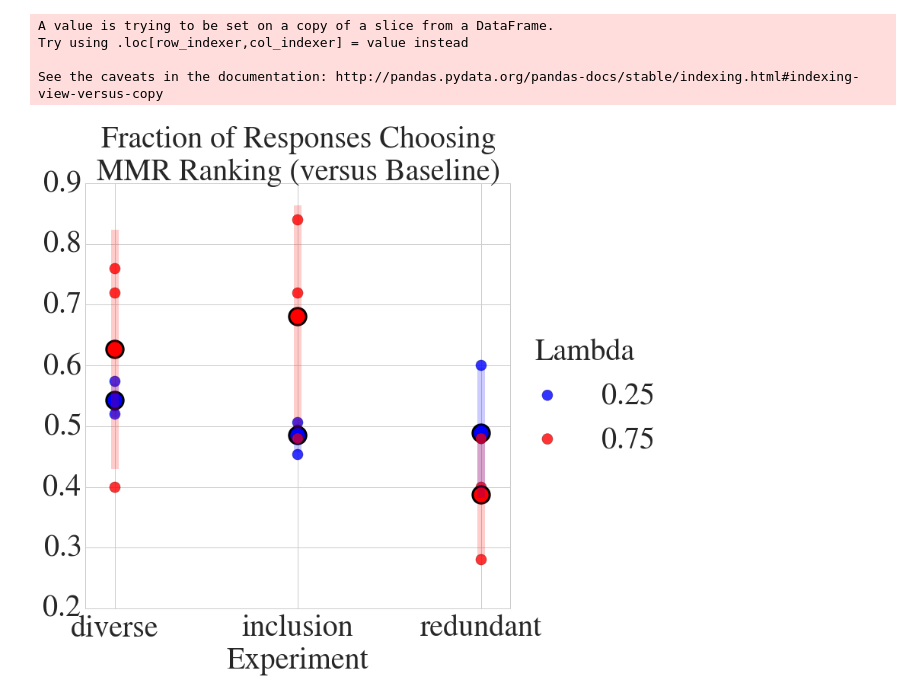
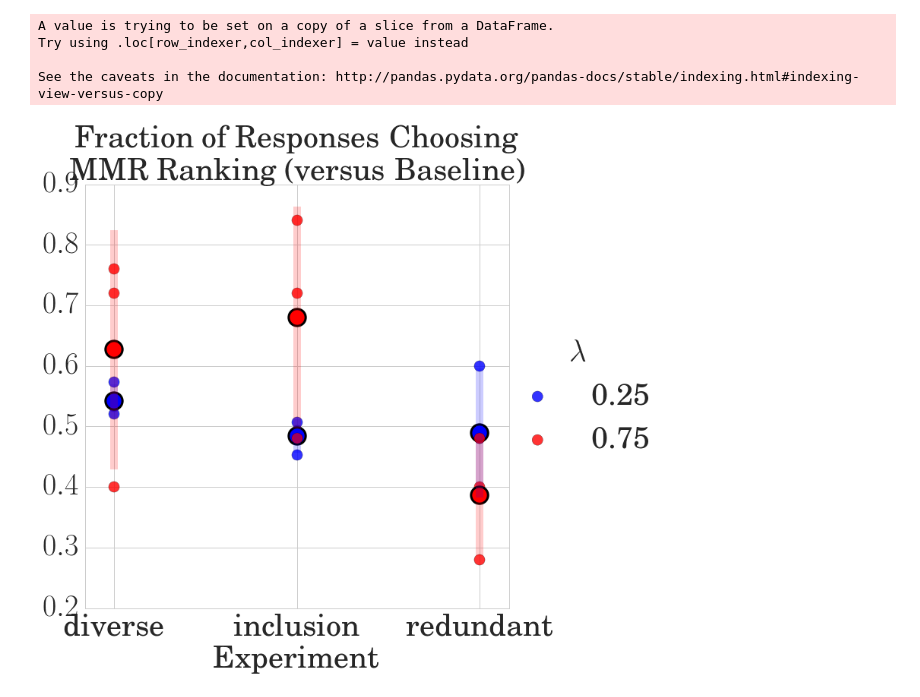
Before and after one commit to cgnorthcutt/forum-diversification, a Jupyter notebook: mmr_experiment/mmr_experiment_analysis.ipynb, the cells around one changed output. Cells and saved outputs as stored; diff of their text form; code cells hidden in the pictures.

Commit message:
Validated final analysis code and added latex parsing to final graphs.

```diff
--- a/mmr_experiment/mmr_experiment_analysis.ipynb
+++ b/mmr_experiment/mmr_experiment_analysis.ipynb
@@ -58,8 +58,8 @@ for user in users:
 mmr_results = pd.concat(mmr_results, ignore_index=True) # Combines list of dataframes into single dataframe
 # %%
 # Modify two errors in the data.
-mmr_results.ix[99] = ["B", "B", "A", "baseline", "mmr", "0.75", "naichun"]
-mmr_results.ix[72] = ["A", "A", "B", "mmr", "baseline", "0.75", "naichun"]
+mmr_results.ix[99] = ["B", "B", "A", "baseline", "mmr", 0.75, "naichun"]
+mmr_results.ix[72] = ["A", "A", "B", "mmr", "baseline", 0.75, "naichun"]
 # %%
 # Map A and B (blinded trials) to actual values.
 mmr_results["mapping"] = mmr_results[["A","B"]].T.to_dict().values()
@@ -110,23 +110,23 @@ df_concat['Experiment'] = [2,1,3] * 3
 # %%
 # Plot final results
 color_map = {0.25:"blue", 0.75:"red"}
 alpha=0.2
 plt.figure(figsize=(10,10))
 for mmr_lambda in df_means.columns:
   plt.scatter(df_concat["Experiment"], df_concat[mmr_lambda], label=mmr_lambda, s=200, c = color_map[mmr_lambda], alpha=0.8)
   avg = df_means[mmr_lambda]
   std = df_stds[mmr_lambda]
   plt.scatter([1,2,3], avg, s=500, linewidth=3, c = color_map[mmr_lambda])
   plt.errorbar([1,2,3], avg, yerr=std, fmt='none', linewidth=10, alpha=alpha, ecolor = color_map[mmr_lambda])
   #plt.fill_between([1,2,3], avg-std, avg+std, alpha=alpha)
   plt.xticks([1,2,3], avg.index)
-plt.legend(bbox_to_anchor=(1.4, .5), loc = 5, fontsize=40, title="Lambda")
+plt.legend(bbox_to_anchor=(1.4, .5), loc = 5, fontsize=40, title=r"\lambda")
 plt.tick_params(axis='both', which='both', labelsize=40)
 plt.title("Fraction of Responses Choosing\nMMR Ranking (versus Baseline)", fontsize=40)
 plt.xlabel("Experiment", fontsize=40)
 plt.savefig("mmr_figure.pdf", dpi=300, bbox_inches='tight')
 # %% [output]
-[figure, old version]
+[figure, new version]
 # %%
 # Produce final latex table for paper
 final = []
```
Also changed, not shown: parts of 4 cells of this notebook, 1 other file.
